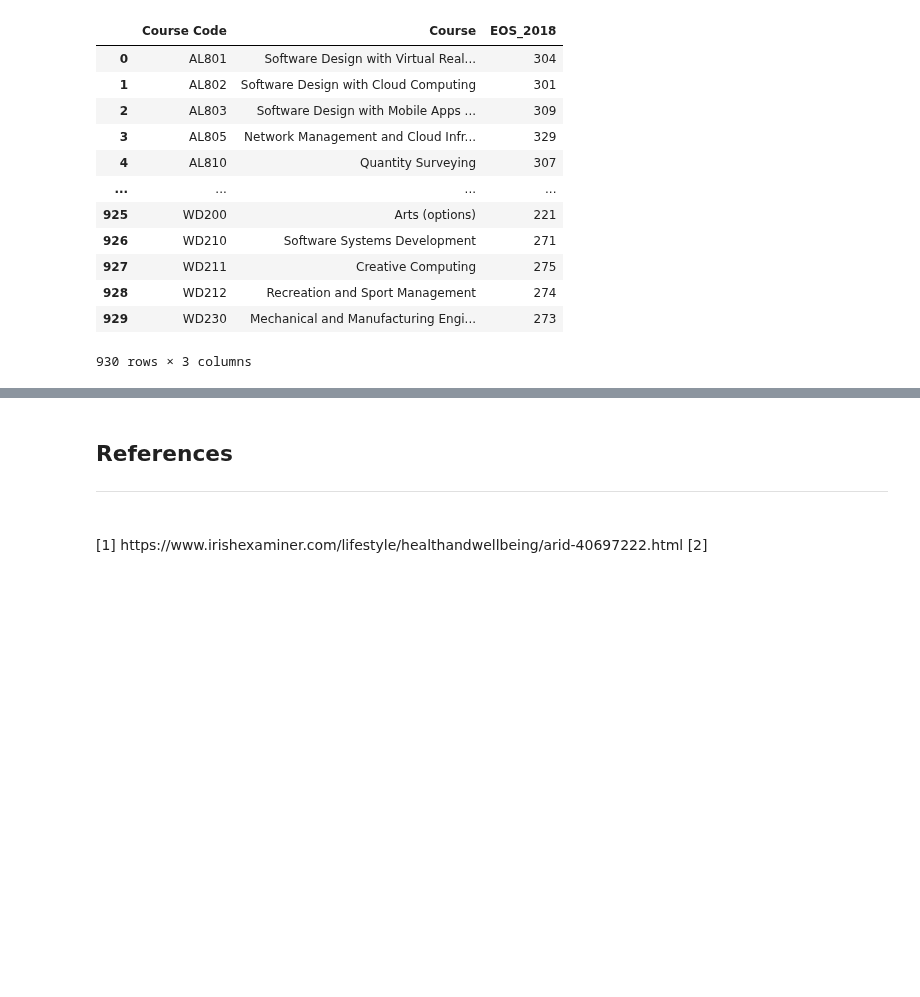
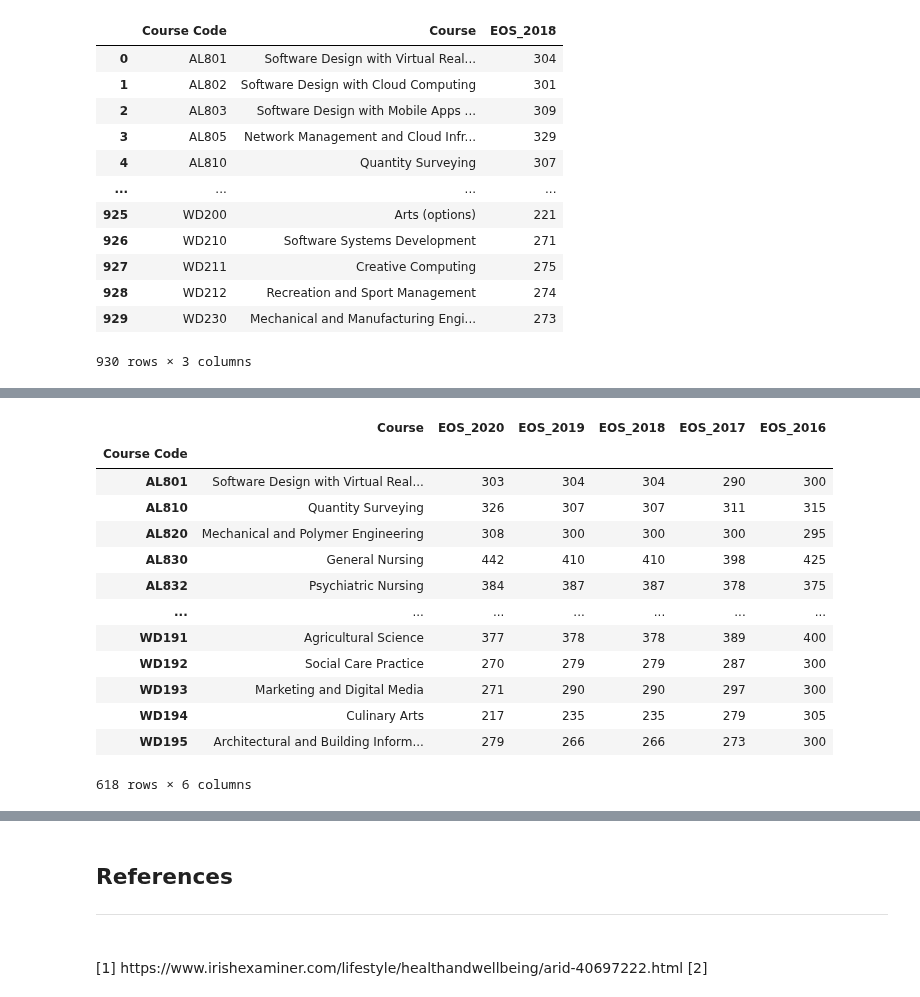
Before and after one commit to G00398275/FODA2021, a Jupyter notebook: cao.ipynb, the cells around one changed output, grey strips where cells are left out. Saved outputs shown, nothing was run; the diff lists cells and outputs as text; code cells hidden in the pictures; blank space fills up the shorter version.

```diff
--- a/cao.ipynb
+++ b/cao.ipynb
@@ -1318,0 +1841,29 @@ df2018
+# %%
+# Removing all courses with All Qualified Applicants (AQA) (15 in total)
+# Also cannot perform numerical analysis on AQA
+eos_courses_all = eos_courses_all[
+    ~eos_courses_all['EOS_2020'].isin(['AQA'])]
+eos_courses_all = eos_courses_all[
+    ~eos_courses_all['EOS_2019'].isin(['AQA'])]
+eos_courses_all = eos_courses_all[
+    ~eos_courses_all['EOS_2018'].isin(['AQA'])]
+eos_courses_all = eos_courses_all[
+    ~eos_courses_all['EOS_2017'].isin(['AQA'])]
+eos_courses_all = eos_courses_all[
+    ~eos_courses_all['EOS_2016'].isin(['AQA'])]
+eos_courses_all
+# %% [output]
+|  | Course | EOS_2020 | EOS_2019 | EOS_2018 | EOS_2017 | EOS_2016 |
+| Course Code |  |  |  |  |  |  |
+| AL801 | Software Design with Virtual Real... | 303 | 304 | 304 | 290 | 300 |
+| AL810 | Quantity Surveying | 326 | 307 | 307 | 311 | 315 |
+| AL820 | Mechanical and Polymer Engineering | 308 | 300 | 300 | 300 | 295 |
+| AL830 | General Nursing | 442 | 410 | 410 | 398 | 425 |
+| AL832 | Psychiatric Nursing | 384 | 387 | 387 | 378 | 375 |
+| ... | ... | ... | ... | ... | ... | ... |
+| WD191 | Agricultural Science | 377 | 378 | 378 | 389 | 400 |
+| WD192 | Social Care Practice | 270 | 279 | 279 | 287 | 300 |
+| WD193 | Marketing and Digital Media | 271 | 290 | 290 | 297 | 300 |
+| WD194 | Culinary Arts | 217 | 235 | 235 | 279 | 305 |
+| WD195 | Architectural and Building Inform... | 279 | 266 | 266 | 273 | 300 |
+618 rows × 6 columns
```
Also changed, not shown: parts of 46 cells of this notebook, 20 other files.
